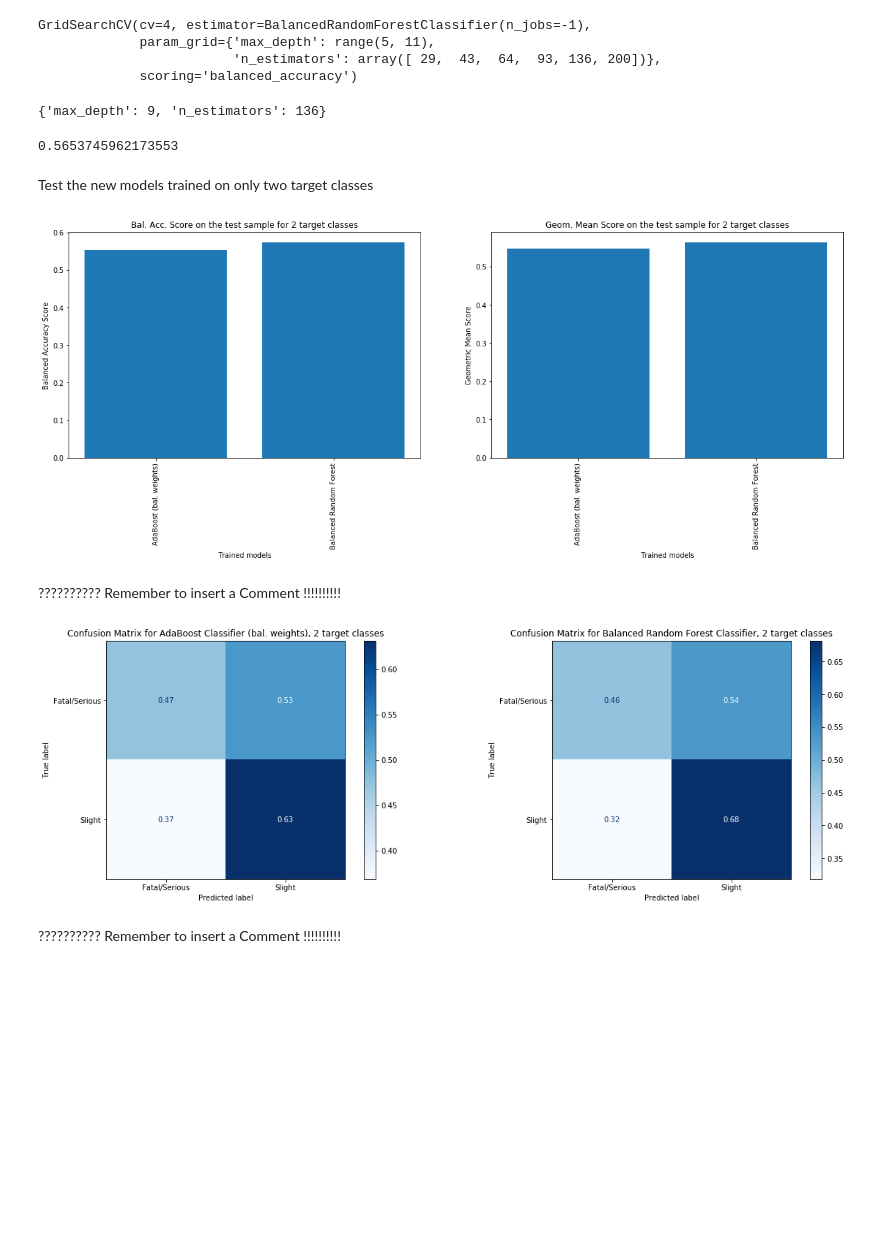
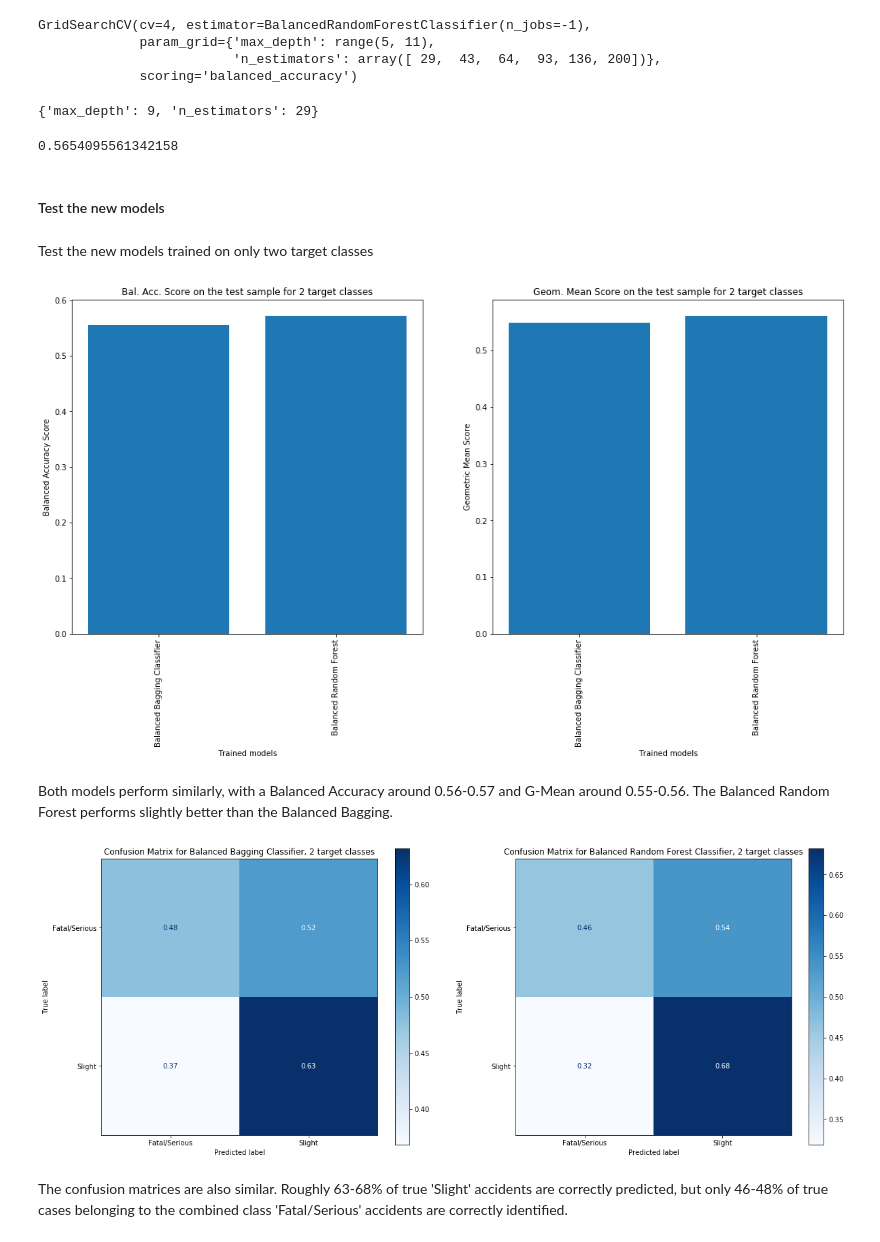
Before and after one commit to AntonioBL/Coursera_Capstone, a Jupyter notebook: capstone.ipynb, the cells around one changed output. Drawn from its saved outputs; the diff is of its cells as text; code cells hidden in the pictures; blank space fills up the shorter version.

```diff
--- a/capstone.ipynb
+++ b/capstone.ipynb
@@ -940,7 +951,7 @@ Best n_estimators from cross validation (4 folds):  135
 The values of balanced accuracy does not change much with the number of estimators in the range 100-300.
 # %%
 bagclassifier = BaggingClassifier(base_estimator=DecisionTreeClassifier(class_weight='balanced'),
-                                  max_features=X.shape[1], n_estimators=150, n_jobs=-1)
+                                  max_features=X.shape[1], n_estimators=300, n_jobs=-1)
 bagclassifier.fit(X,y)
 # %% [output]
 BaggingClassifier(base_estimator=DecisionTreeClassifier(class_weight='balanced'),
@@ -1029,0 +1076,3 @@ forestclassifier = RandomForestClassifier(n_jobs=-1, class_weight='balanced', ma
+# %%
+balancedbagclassifier = BalancedBaggingClassifier(max_features=X.shape[1], n_estimators=200, n_jobs=-1)
+balancedbagclassifier.fit(X,y)
@@ -1234,0 +1295,2 @@ adaboostclassifiernew = AdaBoostClassifier(base_estimator=model, n_estimators=60
+# %%
+balancedbagclassifiernew = BalancedBaggingClassifier(max_features=X.shape[1], n_estimators=100, n_jobs=-1).fit(X,ynew)
@@ -1255,55 +1319,57 @@ GridSearchCV(cv=4, estimator=BalancedRandomForestClassifier(n_jobs=-1),
 # %%
 CV_rfc2.best_params_
 # %% [output]
-{'max_depth': 9, 'n_estimators': 136}
+{'max_depth': 9, 'n_estimators': 29}
 # %%
 CV_rfc2.best_score_
 # %% [output]
-0.5653745962173553
+0.5654095561342158
 # %%
-balancedforestclassifiernew = BalancedRandomForestClassifier(n_jobs=-1, max_depth=9, n_estimators=130).fit(X,ynew)
+balancedforestclassifiernew = BalancedRandomForestClassifier(n_jobs=-1, max_depth=9, n_estimators=30).fit(X,ynew)
+# %% [markdown]
+#### Test the new models
 # %% [markdown]
 Test the new models trained on only two target classes
 # %%
-y_test_predadanew = adaboostclassifiernew.predict(X_test)
+y_test_predbbagnew = balancedbagclassifiernew.predict(X_test)
 y_test_predbrfnew = balancedforestclassifiernew.predict(X_test)
 # Calculate metrics with the trained models
-modelsnew = ['AdaBoost (bal. weights)', 'Balanced Random Forest']
+modelsnew = ['Balanced Bagging Classifier', 'Balanced Random Forest']
 acc_scoresnew = []
 # balanced accuracy score
-acc_scoresnew.append(balanced_accuracy_score(y_testnew,y_test_predadanew))
+acc_scoresnew.append(balanced_accuracy_score(y_testnew,y_test_predbbagnew))
 acc_scoresnew.append(balanced_accuracy_score(y_testnew,y_test_predbrfnew))
 
-plt.figure(figsize=(20,6))
+plt.figure(figsize=(18,8))
 ax1=plt.subplot(1,2,1)
 ax1.bar(x=modelsnew,height=acc_scoresnew)
 plt.xlabel('Trained models')
 plt.ylabel('Balanced Accuracy Score')
 plt.title('Bal. Acc. Score on the test sample for 2 target classes')
 plt.xticks(rotation='vertical')
 
 gm_scoresnew = []
 # geometric mean score
-gm_scoresnew.append(geometric_mean_score(y_testnew,y_test_predadanew))
+gm_scoresnew.append(geometric_mean_score(y_testnew,y_test_predbbagnew))
 gm_scoresnew.append(geometric_mean_score(y_testnew,y_test_predbrfnew))
 
 ax2=plt.subplot(1,2,2)
 ax2.bar(x=modelsnew,height=gm_scoresnew)
 plt.xlabel('Trained models')
 plt.ylabel('Geometric Mean Score')
 plt.title('Geom. Mean Score on the test sample for 2 target classes')
 plt.xticks(rotation='vertical')
 plt.show()
 # %% [output]
-[figure, old version]
+[figure, new version]
-# %% [markdown]
-?????????? Remember to insert a Comment !!!!!!!!!!
+# %% [markdown]
+Both models perform similarly, with a Balanced Accuracy around 0.56-0.57 and G-Mean around 0.55-0.56. The Balanced Random Forest performs slightly better than the Balanced Bagging.
 # %%
-plt.figure(figsize=(20,6))
-disp = plot_confusion_matrix(adaboostclassifiernew, X_test, y_testnew,
+plt.figure(figsize=(20,8))
+disp = plot_confusion_matrix(balancedbagclassifiernew, X_test, y_testnew,
                              display_labels=['Fatal/Serious','Slight'], cmap=plt.cm.Blues,
                              normalize='true', ax=plt.subplot(1,2,1))
-disp.ax_.set_title('Confusion Matrix for AdaBoost Classifier (bal. weights), 2 target classes')
+disp.ax_.set_title('Confusion Matrix for Balanced Bagging Classifier, 2 target classes')
 
 disp = plot_confusion_matrix(balancedforestclassifiernew, X_test, y_testnew,
                              display_labels=['Fatal/Serious','Slight'], cmap=plt.cm.Blues,
@@ -1311,6 +1377,7 @@ disp = plot_confusion_matrix(balancedforestclassifiernew, X_test, y_testnew,
 disp.ax_.set_title('Confusion Matrix for Balanced Random Forest Classifier, 2 target classes')
 plt.show()
 # %% [output]
-[figure, old version]
+[figure, new version]
-# %% [markdown]
-?????????? Remember to insert a Comment !!!!!!!!!!
+# %% [markdown]
+The confusion matrices are also similar.
+Roughly 63-68% of true 'Slight' accidents are correctly predicted, but only 46-48% of true cases belonging to the combined class 'Fatal/Serious' accidents are correctly identified.
```
Also changed, not shown: parts of 24 cells of this notebook.
